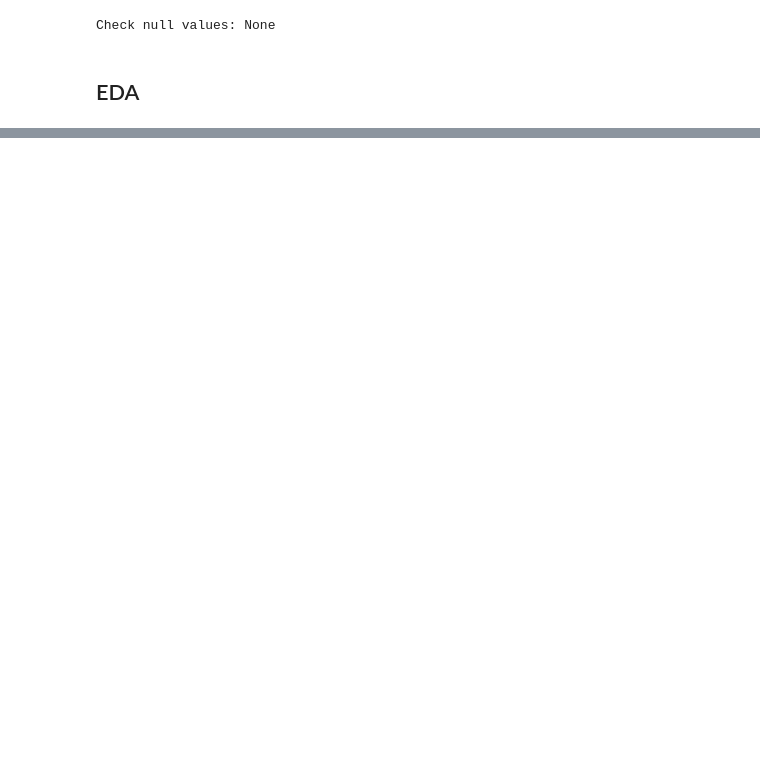
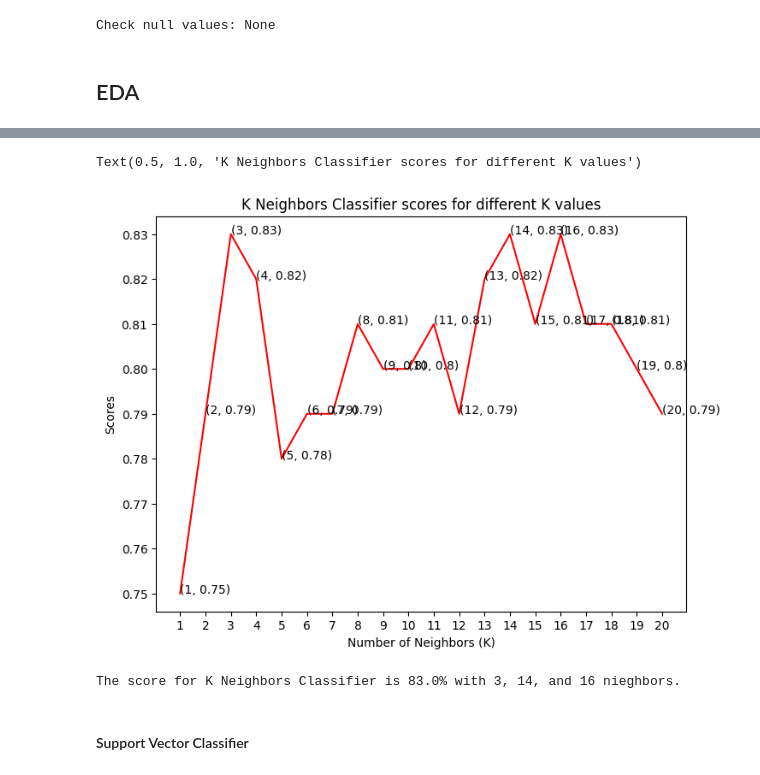
Before and after one commit to MoteneJan/Health_Heart_Disease_Prediction, a Jupyter notebook: Heart_Disease_Prediction.ipynb, the cells around one changed output, grey strips where cells are left out. Saved outputs shown, nothing was run; the diff lists cells and outputs as text; code cells hidden in the pictures; blank space fills up the shorter version.

```diff
--- a/Heart_Disease_Prediction.ipynb
+++ b/Heart_Disease_Prediction.ipynb
@@ -107,0 +138,6 @@ plt.colorbar()
+# %%
+data = pd.get_dummies(data, columns = ['sex', 'cp', 'fbs', 'restecg', 'exang', 'slope', 'ca', 'thal'])
+# %%
+standardScaler = StandardScaler()
+columns_to_scale = ['age', 'trestbps', 'chol', 'thalach', 'oldpeak']
+data[columns_to_scale] = standardScaler.fit_transform(data[columns_to_scale])
@@ -107,0 +146,4 @@ plt.colorbar()
+# %%
+y = data['target']
+X = data.drop(['target'], axis = 1)
+X_train, X_test, y_train, y_test = train_test_split(X, y, test_size = 0.33 , random_state = 0)
@@ -107,0 +152,23 @@ plt.colorbar()
+# %%
+knn_scores = []
+for k in range(1,21):
+    knn_classifier = KNeighborsClassifier(n_neighbors = k)
+    knn_classifier.fit(X_train, y_train)
+    knn_scores.append(knn_classifier.score(X_test, y_test))
+# %%
+plt.plot([k for k in range(1, 21)], knn_scores, color = 'red')
+for i in range(1,21):
+    plt.text(i, knn_scores[i-1], (i, knn_scores[i-1]))
+plt.xticks([i for i in range(1, 21)])
+plt.xlabel('Number of Neighbors (K)')
+plt.ylabel('Scores')
+plt.title('K Neighbors Classifier scores for different K values')
+# %% [output]
+Text(0.5, 1.0, 'K Neighbors Classifier scores for different K values')
+[figure, added]
+# %%
+print("The score for K Neighbors Classifier is {}% with {}, {}, and {} nieghbors.".format(knn_scores[2]*100, 3, 14, 16))
+# %% [output]
+The score for K Neighbors Classifier is 83.0% with 3, 14, and 16 nieghbors.
+# %% [markdown]
+#### Support Vector Classifier
```
Also changed, not shown: parts of 26 cells of this notebook.
